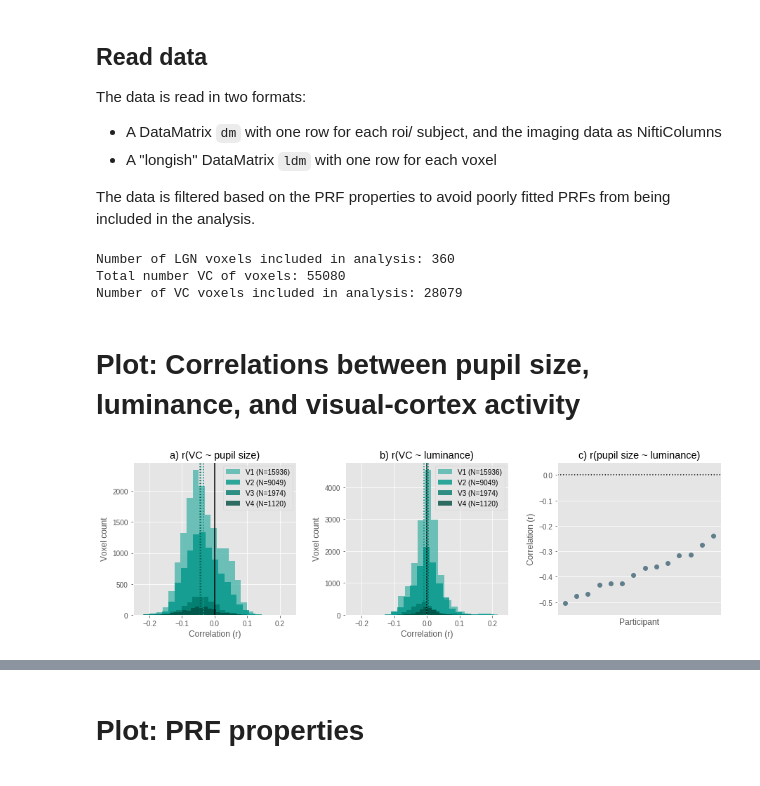
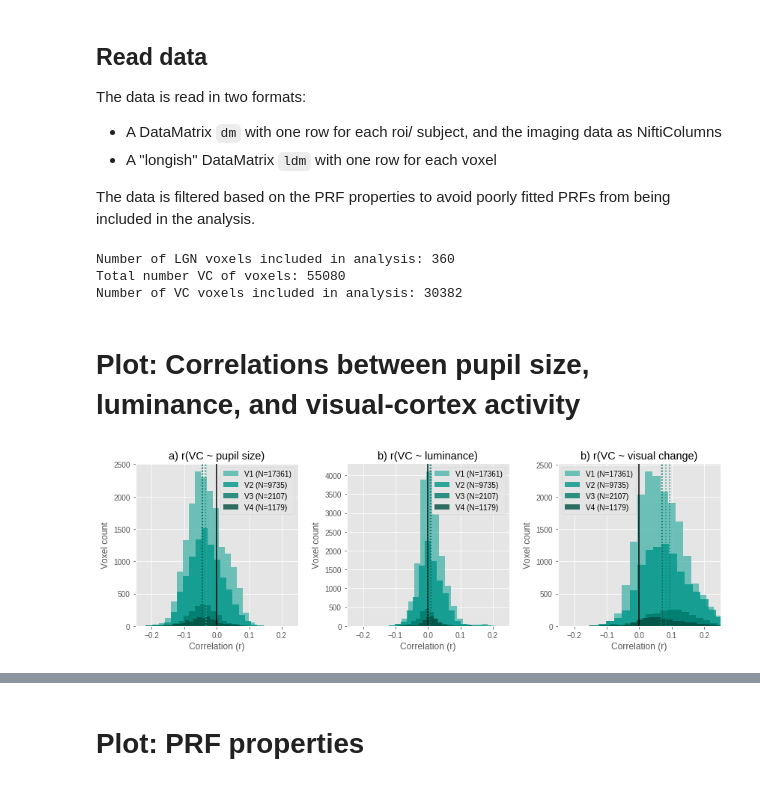
Before and after one commit to smathot/studyforrest-prf, a Jupyter notebook: code/main-analysis.ipynb, the cells around one changed output, grey strips where cells are left out. Saved outputs shown, nothing was run; the diff lists cells and outputs as text; code cells hidden in the pictures.

Commit message:
Update with visual-change traces

```diff
--- a/code/main-analysis.ipynb
+++ b/code/main-analysis.ipynb
@@ -18,7 +18,7 @@ MIN_SD = 1
 MAX_SD = 62
 XC = 80
 YC = 64
-OUTLIERS = {5}
+OUTLIERS = set()
 SRC_NIFTI = '../outputs/correlation-matrix.pkl'
 SRC_LONGISH = '../outputs/longish-correlation-matrix.csv'
 VISUAL_CORTEX = {'V1', 'V2', 'V3', 'V4'}
@@ -28,6 +28,7 @@ COLORS = {
     'V2': '#009688',
     'V3': '#00796B',
     'V4': '#004D40',
+    'LGN': 'red'
 }
 # %% [markdown]
 ## Read data
@@ -103,7 +104,7 @@ print('Number of VC voxels included in analysis: {}'.format(len(ldm)))
 # %% [output]
 Number of LGN voxels included in analysis: 360
 Total number VC of voxels: 55080
-Number of VC voxels included in analysis: 28079
+Number of VC voxels included in analysis: 30382
 # %% [markdown]
 # Plot: Correlations between pupil size, luminance, and visual-cortex activity
 # %%
@@ -128,26 +129,19 @@ def roi_hist(ldm, col):
     plt.xlabel('Correlation (r)')
     plt.legend()
 # %%
-plt.figure(figsize=(15, 4))
+plt.figure(figsize=(14, 4))
 plt.subplots_adjust(wspace=.3)
 # Correlated pupil size and visual cortex
 plt.subplot(1,3,1)
 plt.title('a) r(VC ~ pupil size)')
 roi_hist(ldm, 'r_vc_pupil')
 # Correlated luminance and visual cortex
 plt.subplot(1,3,2)
 plt.title('b) r(VC ~ luminance)')
 roi_hist(ldm, 'r_vc_lum')
 plt.subplot(1,3,3)
-# Correlated pupil size and luminance
-plt.ylabel('Correlation (r)')
-plt.title('c) r(pupil size ~ luminance)')
-plt.axhline(0, color='black', linestyle=':')
-r = sorted([sdm.r_lum_pupil.mean for sub, sdm in ops.split(dm.sub)])
-plt.plot(r ,'o', color='#607D8B')
-plt.xlabel('Participant')
-plt.xticks([])
-plt.ylim(-.55, .05)
+plt.title('b) r(VC ~ visual change)')
+roi_hist(ldm, 'r_vc_change')
 plot.save('correlation-plot-dist', show=True)
 # %% [output]
-[figure, old version]
+[figure, new version]
```
Also changed, not shown: parts of 28 cells of this notebook, 3 other files.
